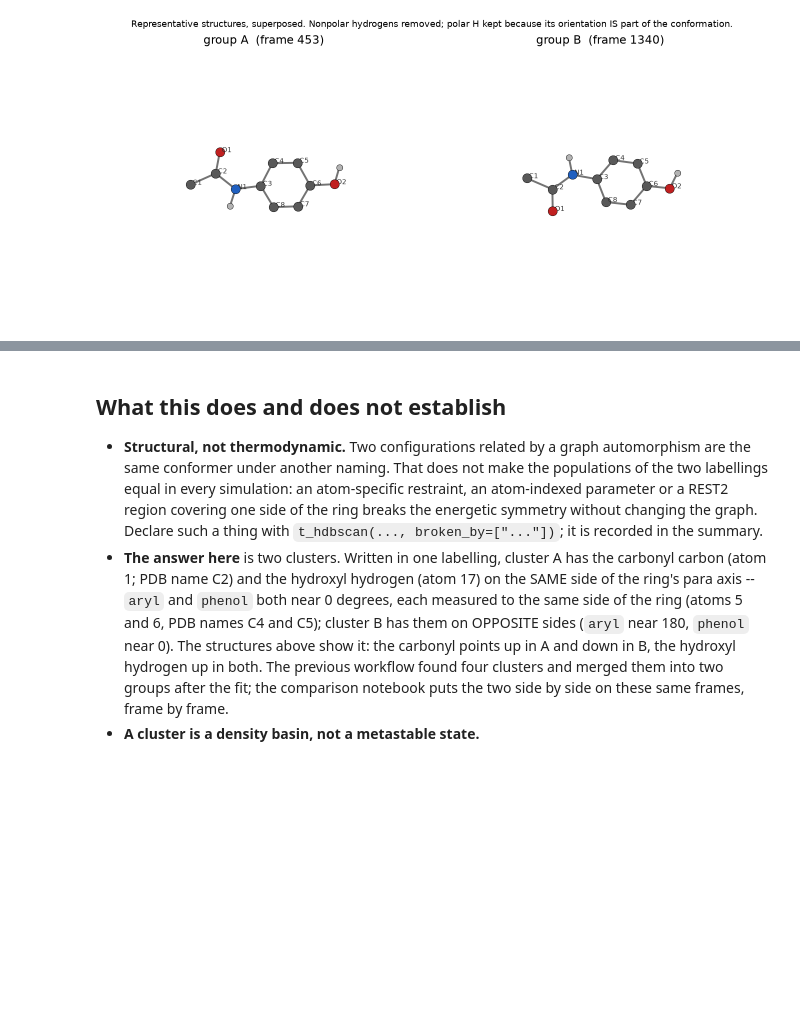
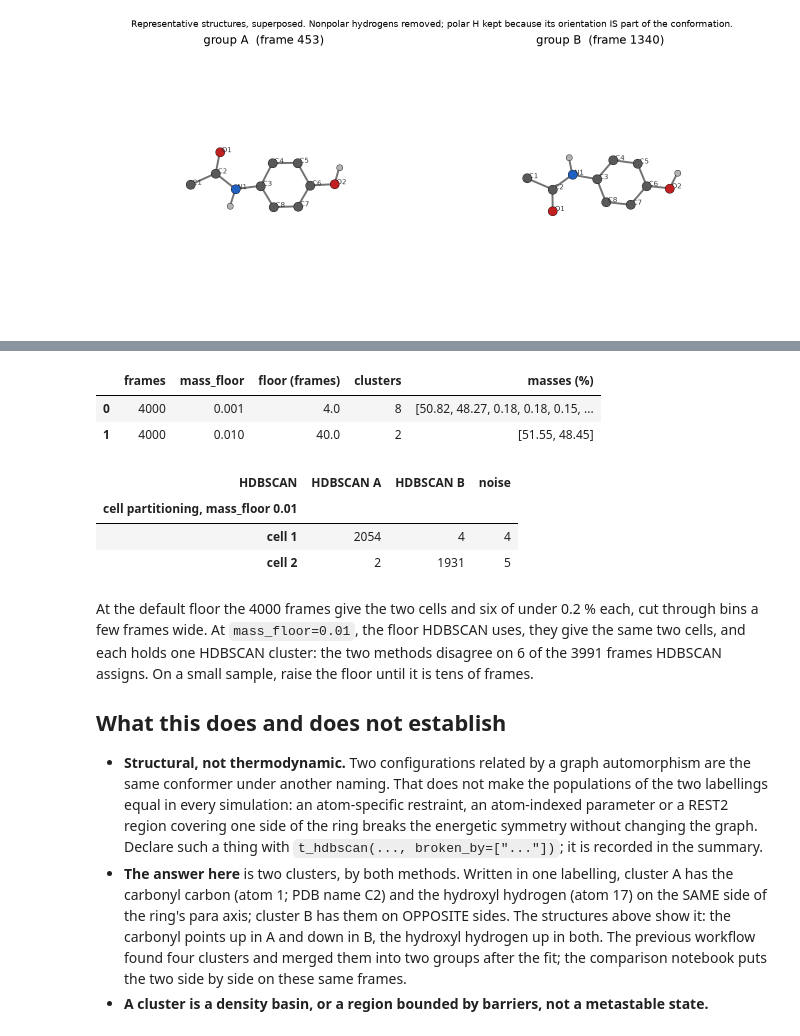
Before and after one commit to csy0000/MD-tools, a Jupyter notebook: docs/tutorial/paracetamol/analysis/clustering.ipynb, the cells around one changed output, grey strips where cells are left out. Cells and saved outputs as stored; diff of their text form; code cells hidden in the pictures; blank space fills up the shorter version.

```diff
--- a/docs/tutorial/paracetamol/analysis/clustering.ipynb
+++ b/docs/tutorial/paracetamol/analysis/clustering.ipynb
@@ -169,11 +74,0 @@ column of the original frame that supplies each column of the relabelled one.
-# %%
-rows = []
-for op in descriptor.operations:
-    for c, q in enumerate(descriptor.quads):
-        image = tuple(op.atom_permutation[i] for i in q)
-        rows.append({"operation": ("identity" if op.is_identity else f"op {op.index}: ring exchange"),
-                     "column": descriptor.names[c],
-                     "original quadruplet": "-".join(map(str, q)),
-                     "transformed quadruplet": "-".join(map(str, image)),
-                     "read from column": descriptor.names[op.sigma[c]]})
-pd.DataFrame(rows)
@@ -524,17 +289,40 @@ display(Image(filename="representatives.png"))
+# %%
+rows = []
+for floor in (0.001, 0.01):
+    r = cut_clustering(fit, mass_floor=floor)
+    lab = r["labels"]
+    rows.append({"frames": len(lab), "mass_floor": floor, "floor (frames)": r["settings"]["floor_frames"],
+                 "clusters": r["n_clusters"], "masses (%)": [round(100 * m, 2) for m in r["cluster_mass"].values()]})
+    if floor == 0.01:
+        small = r
+display(pd.DataFrame(rows))
+name = lambda c: {-2: "noise", -1: "ambiguous"}[c] if c < 0 else f"HDBSCAN {group_name(c)}"
+pd.crosstab(pd.Series([f"cell {c + 1}" for c in small["labels"]], name="cell partitioning, mass_floor 0.01"),
+            pd.Series([name(c) for c in fit.labels_], name="HDBSCAN"))
+# %% [output]
+|  | frames | mass_floor | floor (frames) | clusters | masses (%) |
+| 0 | 4000 | 0.001 | 4.0 | 8 | [50.82, 48.27, 0.18, 0.18, 0.15, ... |
+| 1 | 4000 | 0.010 | 40.0 | 2 | [51.55, 48.45] |
+| HDBSCAN | HDBSCAN A | HDBSCAN B | noise |
+| cell partitioning, mass_floor 0.01 |  |  |  |
+| cell 1 | 2054 | 4 | 4 |
+| cell 2 | 2 | 1931 | 5 |
 # %% [markdown]
+At the default floor the 4000 frames give the two cells and six of under 0.2 % each, cut through bins a few
+frames wide. At `mass_floor=0.01`, the floor HDBSCAN uses, they give the same two cells, and each holds one
+HDBSCAN cluster: the two methods disagree on 6 of the 3991 frames HDBSCAN assigns. On a small sample,
+raise the floor until it is tens of frames.
+
 ## What this does and does not establish
 
-* **Structural, not thermodynamic.** Two configurations related by a graph automorphism are the
-  same conformer under another naming. That does not make the populations of the two labellings
-  equal in every simulation: an atom-specific restraint, an atom-indexed parameter or a REST2
-  region covering one side of the ring breaks the energetic symmetry without changing the graph.
-  Declare such a thing with `t_hdbscan(..., broken_by=["..."])`; it is recorded in the summary.
-* **The answer here** is two clusters. Written in one labelling, cluster A has the carbonyl
-  carbon (atom 1; PDB name C2) and the hydroxyl hydrogen (atom 17) on the SAME side of the
-  ring's para axis -- `aryl` and `phenol` both near 0 degrees, each measured to the same side of
-  the ring (atoms 5 and 6, PDB names C4 and C5); cluster B has them on OPPOSITE sides (`aryl` near
-  180, `phenol` near 0). The structures above show it: the carbonyl points up in A and down in
-  B, the hydroxyl hydrogen up in both. The previous workflow found four clusters and merged
-  them into two groups after the fit; the comparison notebook puts the two side by side on these
-  same frames, frame by frame.
-* **A cluster is a density basin, not a metastable state.**
+* **Structural, not thermodynamic.** Two configurations related by a graph automorphism are the same
+  conformer under another naming. That does not make the populations of the two labellings equal in every
+  simulation: an atom-specific restraint, an atom-indexed parameter or a REST2 region covering one side of the
+  ring breaks the energetic symmetry without changing the graph. Declare such a thing with
+  `t_hdbscan(..., broken_by=["..."])`; it is recorded in the summary.
+* **The answer here** is two clusters, by both methods. Written in one labelling, cluster A has the carbonyl
+  carbon (atom 1; PDB name C2) and the hydroxyl hydrogen (atom 17) on the SAME side of the ring's para axis;
+  cluster B has them on OPPOSITE sides. The structures above show it: the carbonyl points up in A and down in
+  B, the hydroxyl hydrogen up in both. The previous workflow found four clusters and merged them into two
+  groups after the fit; the comparison notebook puts the two side by side on these same frames.
+* **A cluster is a density basin, or a region bounded by barriers, not a metastable state.**
```
Also changed, not shown: parts of 38 cells of this notebook, 20 other files.
